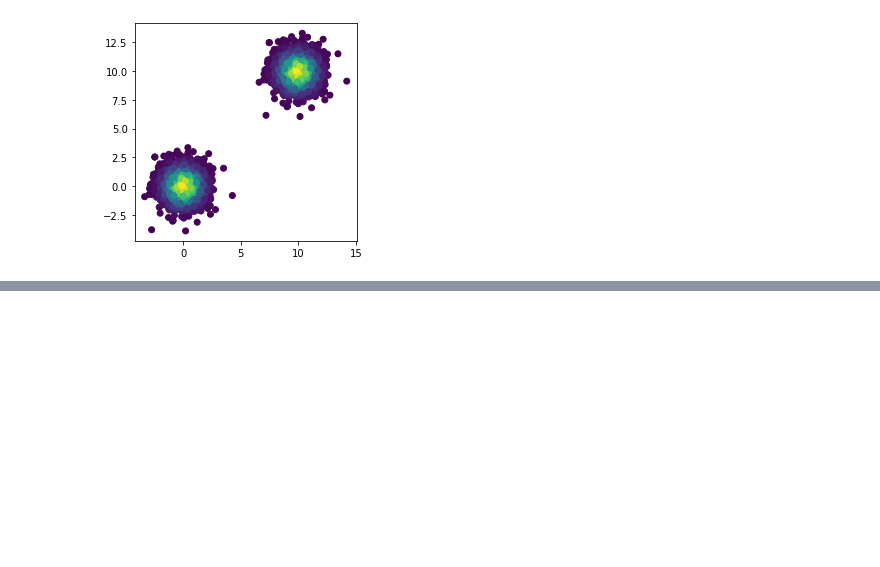
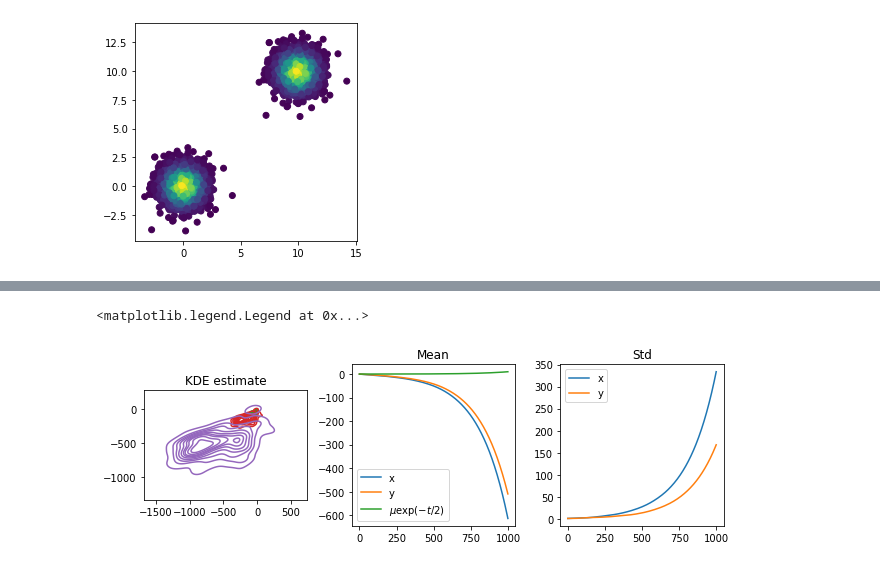
Before and after one commit to oxcsml/riemannian-score-sde, a Jupyter notebook: scripts/diffusion.ipynb, the cells around one changed output, grey strips where cells are left out. Saved outputs shown, nothing was run; the diff lists cells and outputs as text; code cells hidden in the pictures; blank space fills up the shorter version.

```diff
--- a/scripts/diffusion.ipynb
+++ b/scripts/diffusion.ipynb
@@ -93,10 +99,12 @@ axes[2].legend()
 # %%
 from score_sde.likelihood import get_likelihood_fn
 
+x_init = mean + var * forward_sde.sample_limiting_distribution(jax.random.PRNGKey(0), (2000,2))
+
 likelihood_fn = get_likelihood_fn(forward_sde, score_fn, hutchinson_type='Gaussian', bits_per_dimension=False)
-logl, z, N = likelihood_fn(next(g_rng), x)
+logl, z, N = likelihood_fn(next(g_rng), x_init)
 
-plt.scatter(x[..., 0], x[..., 1], c = jnp.exp(logl))
+plt.scatter(x_init[..., 0], x_init[..., 1], c = jnp.exp(logl))
 plt.scatter(z[..., 0], z[..., 1], c = jnp.exp(forward_sde.limiting_distribution_logp(z)))
 plt.gca().set_aspect('equal')
 # %% [output]
@@ -103,0 +240,18 @@ plt.gca().set_aspect('equal')
+# %%
+# This score function is ONLY accurate for beta(t) = 1
+
+reverse_sde = RSDE(forward_sde, jax.jit(nn_score_fn))
+reverse_sampler = jax.jit(get_pc_sampler(reverse_sde, N=N, predictor='EulerMaruyamaPredictor'))
+
+x_init = reverse_sde.sde.sample_limiting_distribution(jax.random.PRNGKey(0), (2000,2))
+
+x_sample, x_hist = reverse_sampler(jax.random.PRNGKey(0), x_init)
+
+fig, axes = plot_2dsde(x_hist.swapaxes(0, 1))
+t_ = jnp.linspace(reverse_sde.t0, reverse_sde.tf,num=N, endpoint=True)
+axes[1].plot(mean * jnp.exp(-0.5 * t_), label='$\mu \exp(-t/2)$')
+axes[1].legend()
+axes[2].legend()
+# %% [output]
+<matplotlib.legend.Legend at 0x...>
+[figure, added]
```
Also changed, not shown: parts of 7 cells of this notebook.
